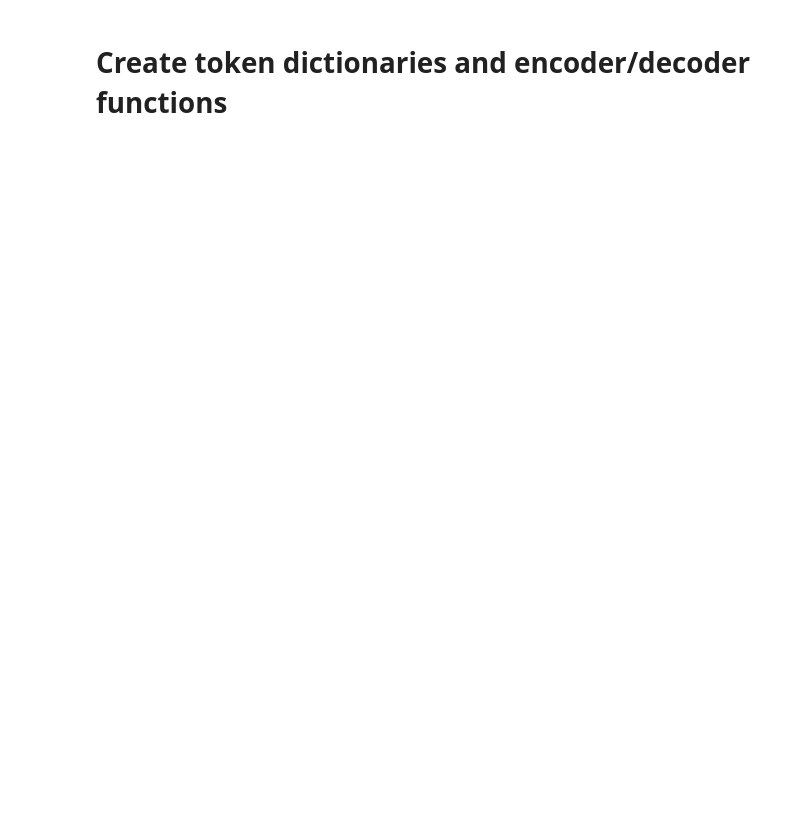
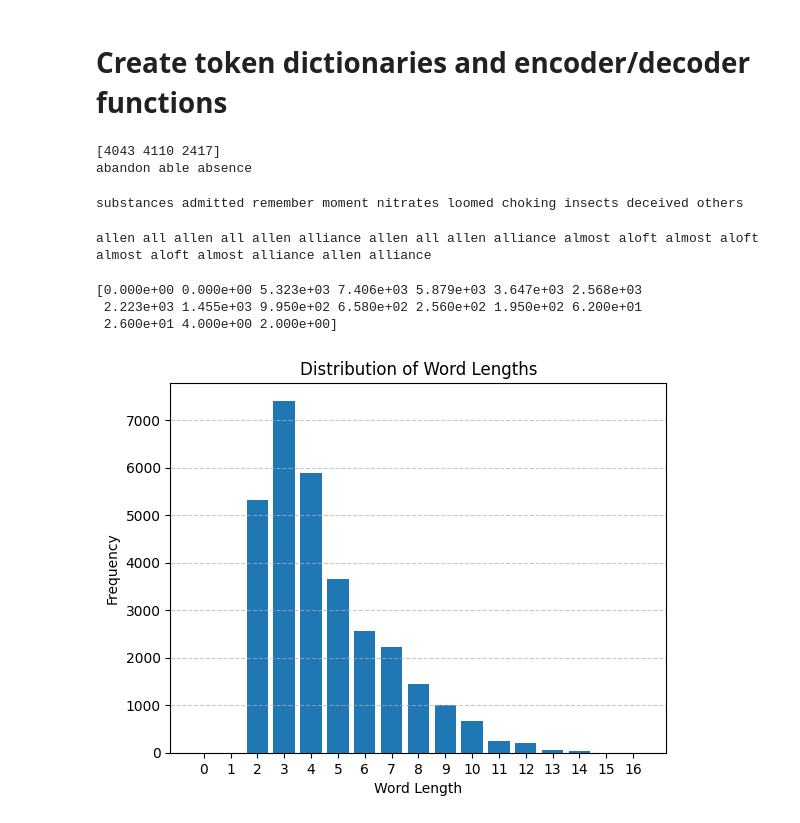
Before and after one commit to bobcowher/llm_course_mike_x_cohen, a Jupyter notebook: Part1_TokensEmbeddings/exercises/CodeChallenge_TokenizingTheTimeMachine.ipynb, the cells around one changed output. Saved outputs shown, nothing was run; the diff lists cells and outputs as text; code cells hidden in the pictures; blank space fills up the shorter version.

```diff
--- a/Part1_TokensEmbeddings/exercises/CodeChallenge_TokenizingTheTimeMachine.ipynb
+++ b/Part1_TokensEmbeddings/exercises/CodeChallenge_TokenizingTheTimeMachine.ipynb
@@ -103,7 +117,10 @@ def encoder(words,encode_dict):
 
   # loop through the words and find their token in the vocab
   for i,w in enumerate(words):
-    idxs[i] = encode_dict[w]
+    try:
+      idxs[i] = encode_dict[w]
+    except:
+      idxs[i] = 0
 
   # return the indices!
   return idxs
@@ -112,3 +129,13 @@ def encoder(words,encode_dict):
 # also need a decoder function
 def decoder(idxs,decode_dict):
   return ' '.join([decode_dict[i] for i in idxs])
+
+
+# test the encoder
+print(encoder(['the','time','machine'],word2idx))
+
+# test the decoder
+print(decoder([1,3,10],idx2word))
+# %% [output]
+[4043 4110 2417]
+abandon able absence
@@ -143,0 +165,62 @@ decoder(tokenseq,idx2word)
+# %%
+selection = np.random.randint(nLex, size=10)
+
+print(decoder(selection, idx2word))
+# %% [output]
+substances admitted remember moment nitrates loomed choking insects deceived others
+# %%
+starting_index = np.random.randint(nLex - 50)
+
+brownian_indices = []
+max_length = 20
+
+index = starting_index
+
+for i in range(max_length):
+    noise_value = np.random.choice([-1, 1])
+    index = index + noise_value
+    brownian_indices.append(index)
+
+print(decoder(brownian_indices, idx2word))
+# %% [output]
+allen all allen all allen alliance allen all allen alliance almost aloft almost aloft almost aloft almost alliance allen alliance
+# %%
+lword_characters = 0
+lword = ""
+
+for word in words:
+    if len(word) > lword_characters:
+        lword_characters = len(word)
+        lword = word
+
+word_length_distribution = np.zeros(lword_characters + 1)
+
+for word in words:
+    word_length_distribution[len(word)] += 1
+
+print(word_length_distribution)
+
+# plt.plot(word_length_distribution)
+
+# Plotting the bar chart
+plt.bar(np.arange(len(word_length_distribution)), word_length_distribution)
+
+# Adding labels and title for clarity
+plt.xlabel('Word Length')
+plt.ylabel('Frequency')
+plt.title('Distribution of Word Lengths')
+
+# Set x-axis tick locations to integers
+xticks = np.arange(0, len(word_length_distribution), 1)  # integer increments
+plt.xticks(xticks)
+
+# Optionally, you can add grid lines for better readability
+plt.grid(axis='y', linestyle='--', alpha=0.7)
+
+# Show the plot
+plt.show()
+# %% [output]
+[0.000e+00 0.000e+00 5.323e+03 7.406e+03 5.879e+03 3.647e+03 2.568e+03
+ 2.223e+03 1.455e+03 9.950e+02 6.580e+02 2.560e+02 1.950e+02 6.200e+01
+ 2.600e+01 4.000e+00 2.000e+00]
+[figure, added]
```
Also changed, not shown: parts of 9 cells of this notebook, 11 other files.
